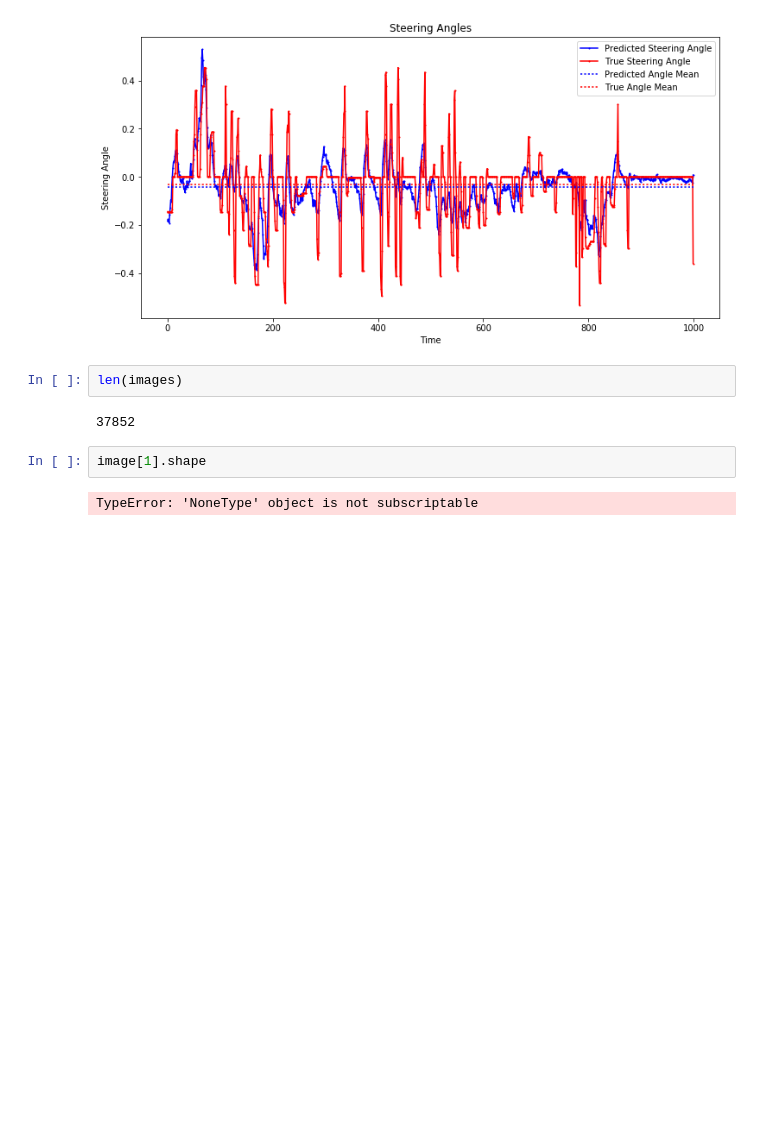
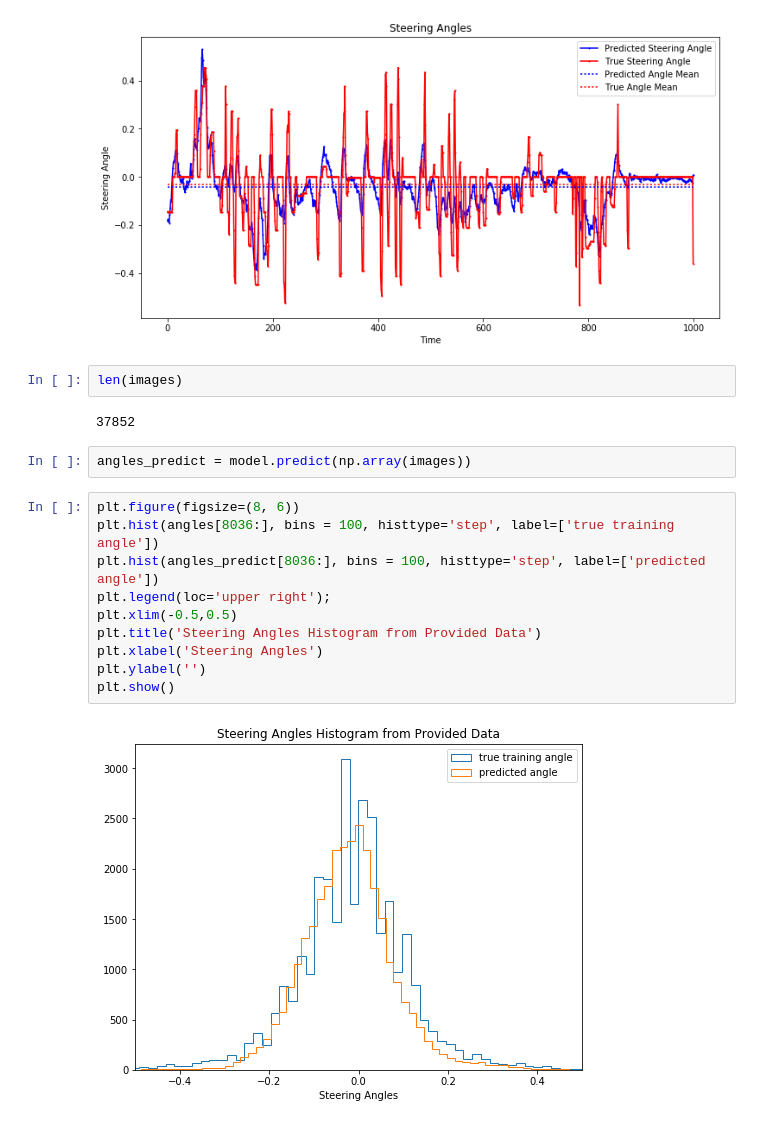
Before and after one commit to tjphoton/CarND, a Jupyter notebook: CarND-Behavioral-Cloning-P3/draw.ipynb, the cells around one changed output. Drawn from its saved outputs; the diff is of its cells as text; blank space fills up the shorter version.

Commit message:
streering angle histogram

```diff
--- a/CarND-Behavioral-Cloning-P3/draw.ipynb
+++ b/CarND-Behavioral-Cloning-P3/draw.ipynb
@@ -178,7 +178,17 @@ plt.show()
 len(images)
 # %% [output]
 37852
-# %%
-image[1].shape
-# %% [output]
-TypeError: 'NoneType' object is not subscriptable
+# %%
+angles_predict = model.predict(np.array(images))
+# %%
+plt.figure(figsize=(8, 6))
+plt.hist(angles[8036:], bins = 100, histtype='step', label=['true training angle'])
+plt.hist(angles_predict[8036:], bins = 100, histtype='step', label=['predicted angle'])
+plt.legend(loc='upper right');
+plt.xlim(-0.5,0.5)
+plt.title('Steering Angles Histogram from Provided Data')
+plt.xlabel('Steering Angles')
+plt.ylabel('')
+plt.show()
+# %% [output]
+[figure, added]
```
Also changed, not shown: parts of 1 cell of this notebook, 2 other files.
